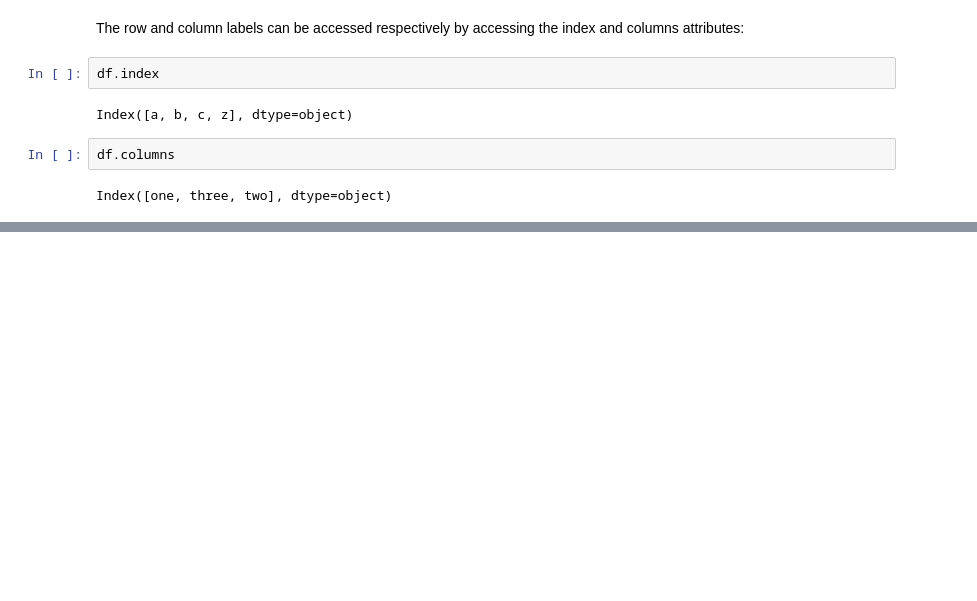
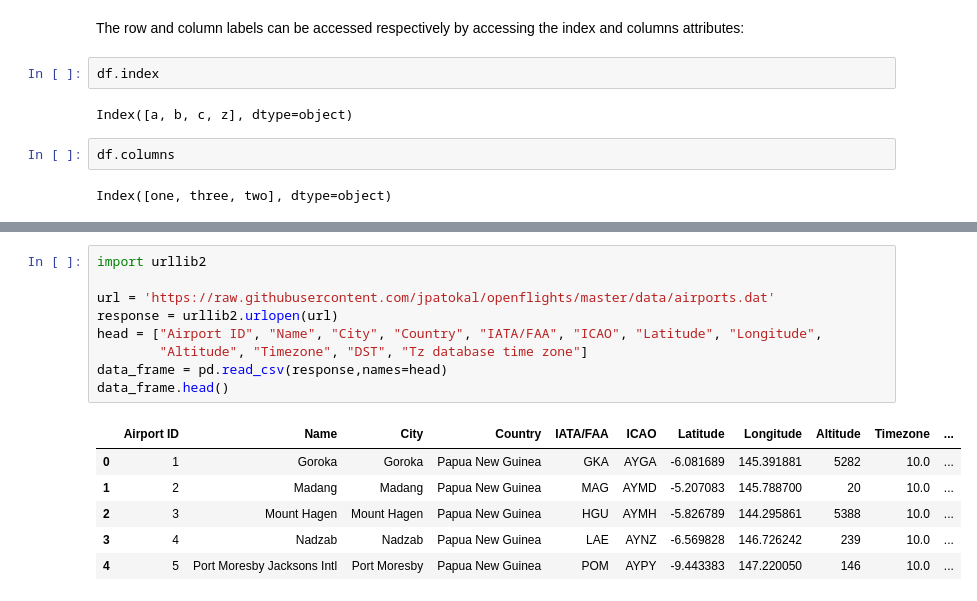
Before and after one commit to smorv/data_mining, a Jupyter notebook: notes/Pandas Structures.ipynb, the cells around one changed output, grey strips where cells are left out. Cells and saved outputs as stored; diff of their text form; blank space fills up the shorter version.

```diff
--- a/notes/Pandas Structures.ipynb
+++ b/notes/Pandas Structures.ipynb
@@ -394,0 +511,16 @@ Index([one, three, two], dtype=object)
+# %%
+import urllib2
+
+url = 'https://raw.githubusercontent.com/jpatokal/openflights/master/data/airports.dat'
+response = urllib2.urlopen(url)
+head = ["Airport ID", "Name", "City", "Country", "IATA/FAA", "ICAO", "Latitude", "Longitude",
+        "Altitude", "Timezone", "DST", "Tz database time zone"]
+data_frame = pd.read_csv(response,names=head)
+data_frame.head()
+# %% [output]
+|  | Airport ID | Name | City | Country | IATA/FAA | ICAO | Latitude | Longitude | Altitude | Timezone | ... |
+| 0 | 1 | Goroka | Goroka | Papua New Guinea | GKA | AYGA | -6.081689 | 145.391881 | 5282 | 10.0 | ... |
+| 1 | 2 | Madang | Madang | Papua New Guinea | MAG | AYMD | -5.207083 | 145.788700 | 20 | 10.0 | ... |
+| 2 | 3 | Mount Hagen | Mount Hagen | Papua New Guinea | HGU | AYMH | -5.826789 | 144.295861 | 5388 | 10.0 | ... |
+| 3 | 4 | Nadzab | Nadzab | Papua New Guinea | LAE | AYNZ | -6.569828 | 146.726242 | 239 | 10.0 | ... |
+| 4 | 5 | Port Moresby Jacksons Intl | Port Moresby | Papua New Guinea | POM | AYPY | -9.443383 | 147.220050 | 146 | 10.0 | ... |
```
Also changed, not shown: parts of 31 cells of this notebook, 3 other files.
